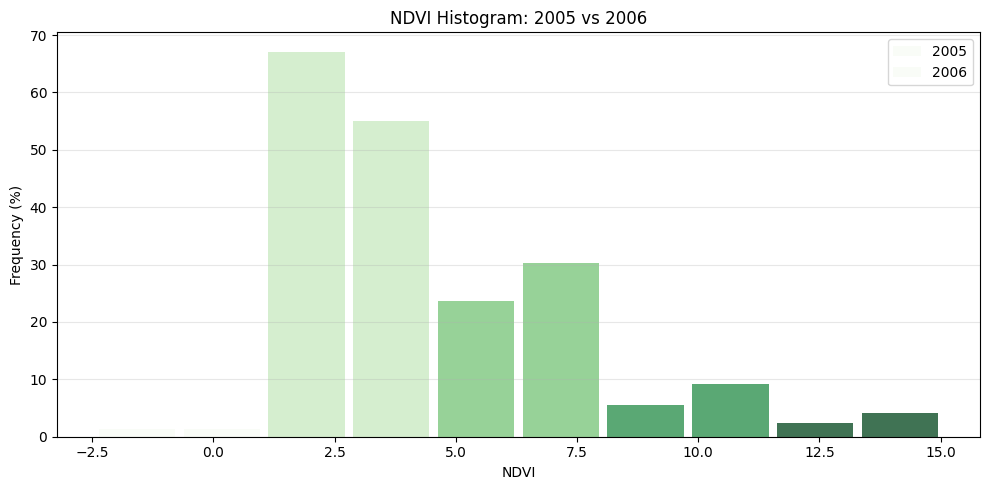
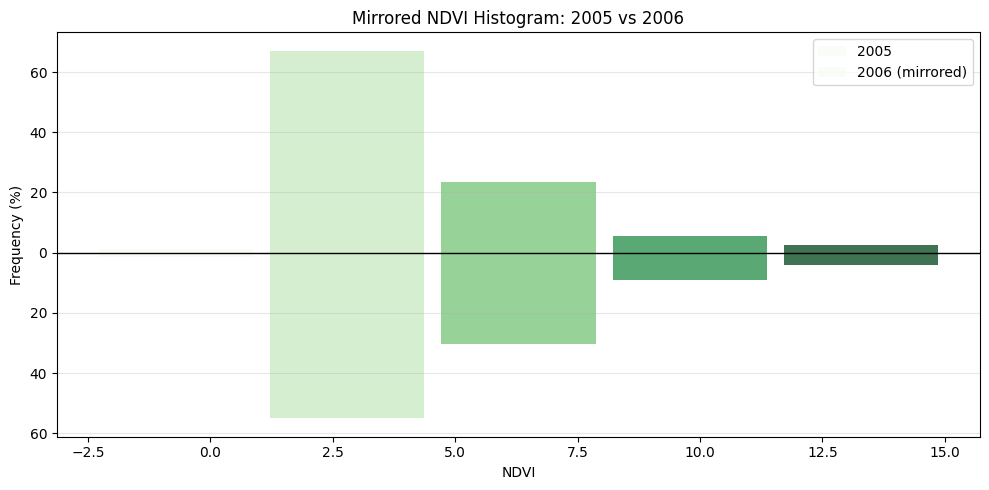
The change to this notebook cell's code, shown as a diff; its figure went from the first image to the second:
--- before
+++ after
@@ -1,3 +1,3 @@
-# Normal histogram: NDVI comparison between 2005 and 2006
+# Mirrored histogram: NDVI comparison between 2005 and 2006
 import numpy as np
 import matplotlib.pyplot as plt
@@ -53,10 +53,13 @@
 
 fig, ax = plt.subplots(figsize=(10, 5))
-ax.bar(centers - bin_w/4, p2005, width=bin_w * 0.45, color=palette, alpha=0.75, label='2005')
-ax.bar(centers + bin_w/4, p2006, width=bin_w * 0.45, color=palette, alpha=0.75, label='2006')
-ax.set_title('NDVI Histogram: 2005 vs 2006')
+ax.bar(centers, p2005, width=bin_w * 0.9, color=palette, alpha=0.75, label='2005')
+ax.bar(centers, -p2006, width=bin_w * 0.9, color=palette, alpha=0.75, label='2006 (mirrored)')
+ax.axhline(0, color='black', linewidth=1)
+ax.set_title('Mirrored NDVI Histogram: 2005 vs 2006')
 ax.set_xlabel('NDVI')
 ax.set_ylabel('Frequency (%)')
 ax.grid(axis="y", alpha=0.3)
+yt = ax.get_yticks()
+ax.set_yticklabels([f"{abs(t):.0f}" for t in yt])
 ax.legend()
 plt.tight_layout()

Commit: deleted merror histogram